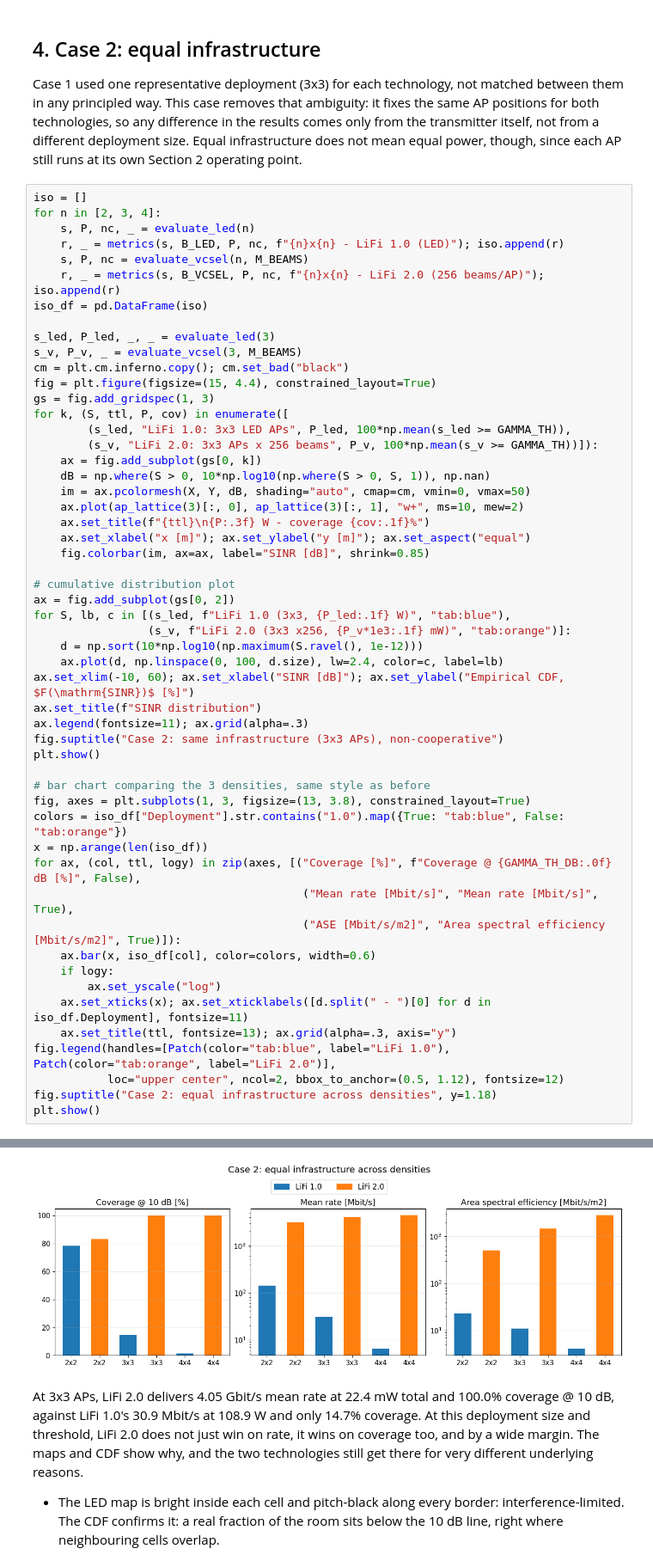
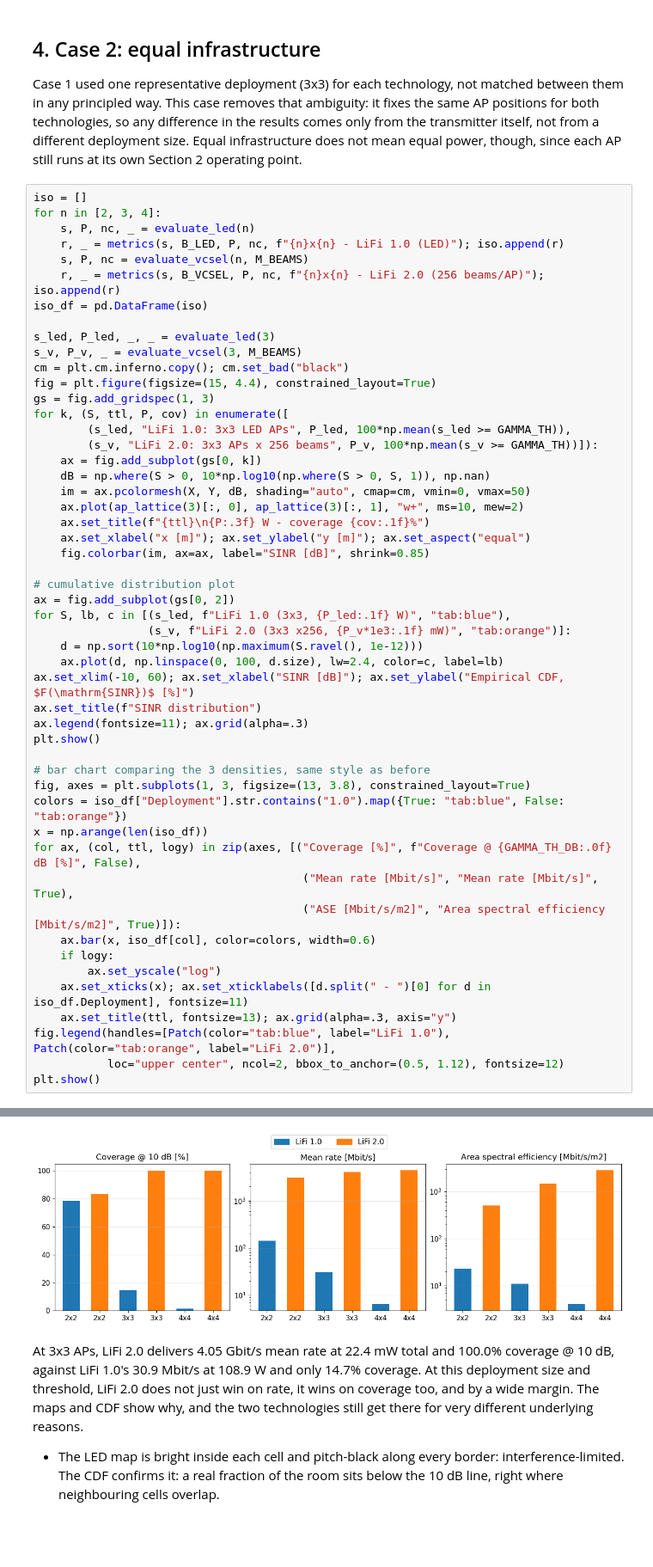
Before and after one commit to carolinalopezdelamadriz/lifi-comparative-analysis, a Jupyter notebook: multi_cell_analysis.ipynb, the cells around one changed output, grey strips where cells are left out. Shown at 86% size. Cells and saved outputs as stored; diff of their text form; blank space fills up the shorter version.

Commit message:
Remove redundant in-image figure titles from the notebook plots

```diff
--- a/multi_cell_analysis.ipynb
+++ b/multi_cell_analysis.ipynb
@@ -500,7 +499,6 @@ for S, lb, c in [(s_led, f"LiFi 1.0 (3x3, {P_led:.1f} W)", "tab:blue"),
 ax.set_xlim(-10, 60); ax.set_xlabel("SINR [dB]"); ax.set_ylabel("Empirical CDF, $F(\mathrm{SINR})$ [%]")
 ax.set_title(f"SINR distribution")
 ax.legend(fontsize=11); ax.grid(alpha=.3)
-fig.suptitle("Case 2: same infrastructure (3x3 APs), non-cooperative")
 plt.show()
 
 # bar chart comparing the 3 densities, same style as before
@@ -517,6 +515,5 @@ for ax, (col, ttl, logy) in zip(axes, [("Coverage [%]", f"Coverage @ {GAMMA_TH_D
     ax.set_title(ttl, fontsize=13); ax.grid(alpha=.3, axis="y")
 fig.legend(handles=[Patch(color="tab:blue", label="LiFi 1.0"), Patch(color="tab:orange", label="LiFi 2.0")],
            loc="upper center", ncol=2, bbox_to_anchor=(0.5, 1.12), fontsize=12)
-fig.suptitle("Case 2: equal infrastructure across densities", y=1.18)
 plt.show()
 # %% [output]
@@ -524,4 +521,4 @@ plt.show()
-[figure, old version]
+[figure, new version]
 # %% [markdown]
 At 3x3 APs, LiFi 2.0 delivers 4.05 Gbit/s mean rate at 22.4 mW total and 100.0% coverage @ 10 dB, against LiFi 1.0's 30.9 Mbit/s at 108.9 W and only 14.7% coverage. At this deployment size and threshold, LiFi 2.0 does not just win on rate, it wins on coverage too, and by a wide margin. The maps and CDF show why, and the two technologies still get there for very different underlying reasons.
 
```
Also changed, not shown: parts of 7 cells of this notebook, 3 other files.
